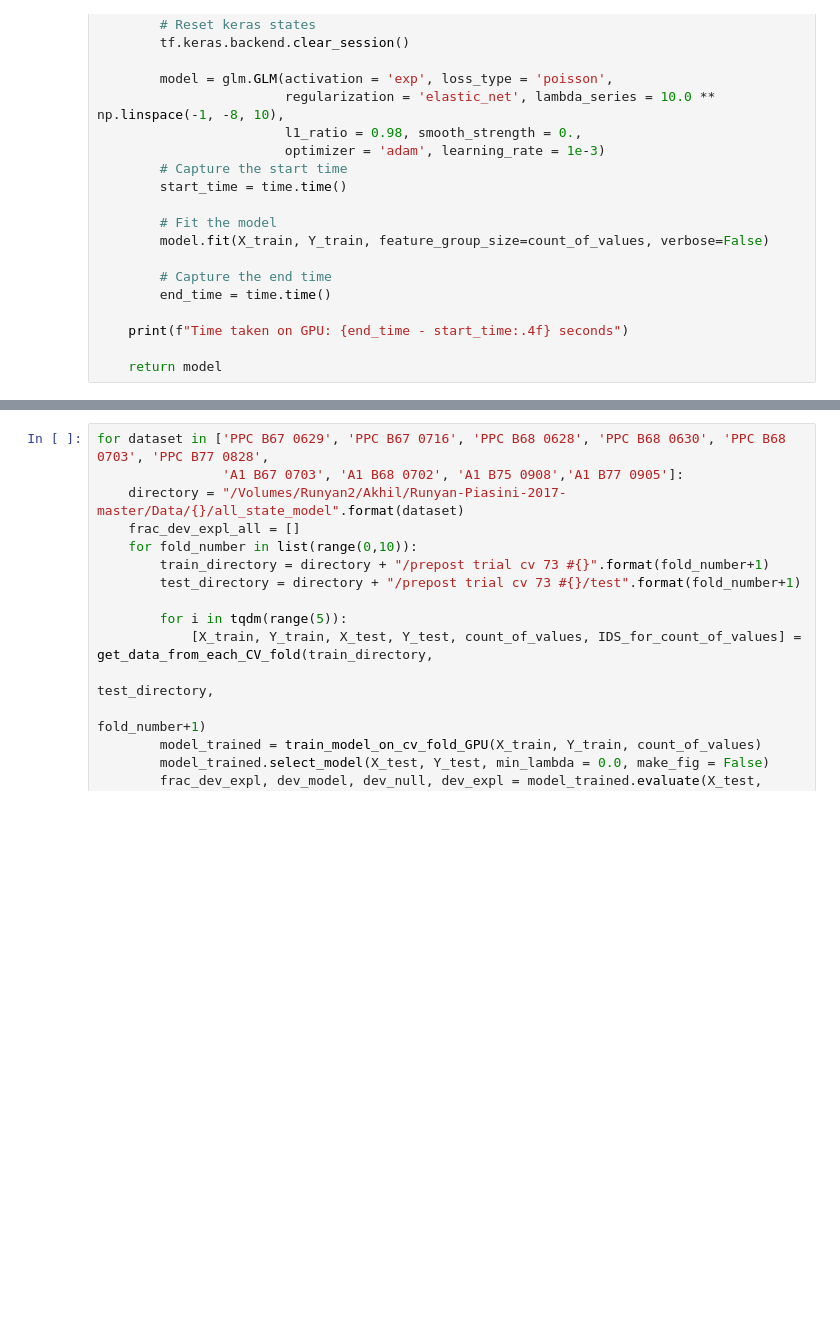
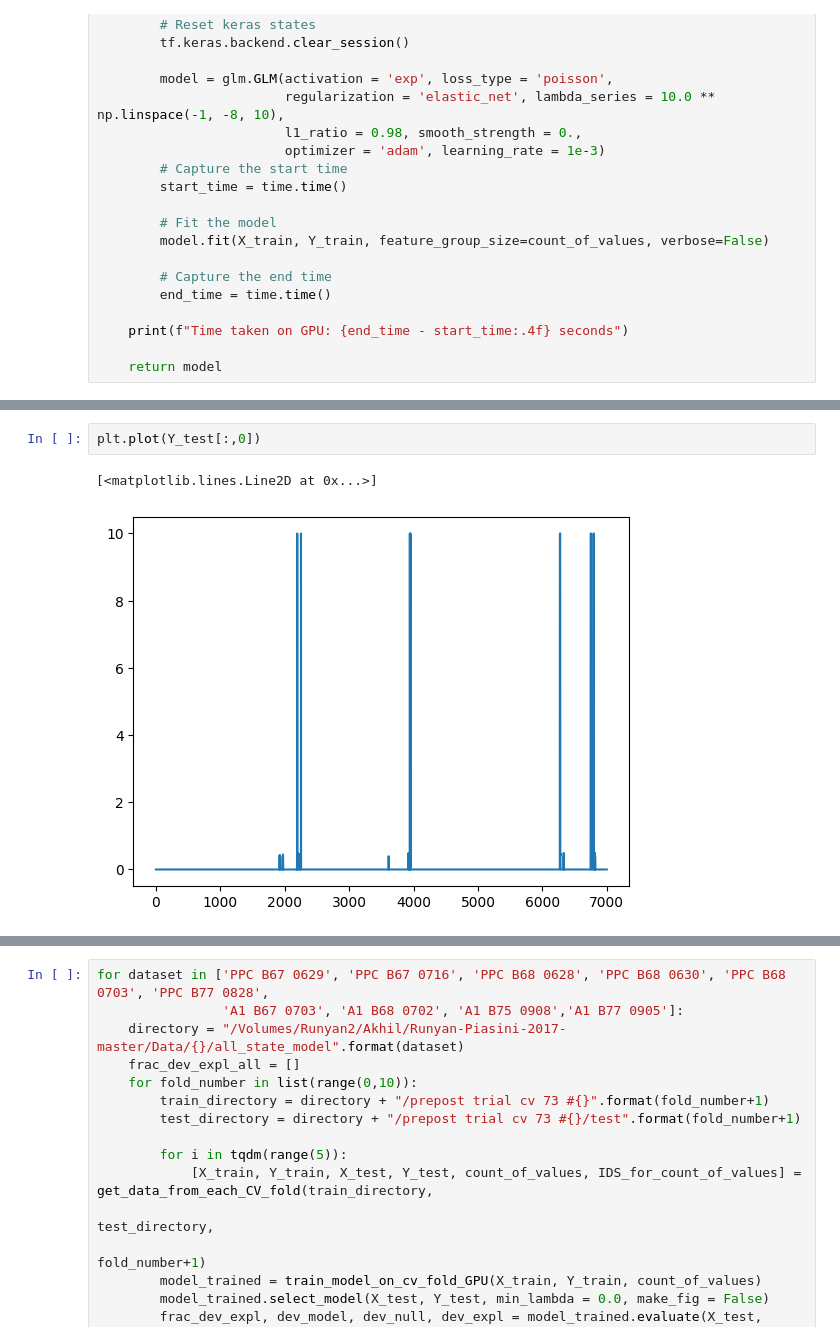
Before and after one commit to acbandi213/Bandi---Runyan-2024, a Jupyter notebook: Akhil GLM /Encoding GLM All States - all datasets.ipynb, the cells around one changed output, grey strips where cells are left out. Saved outputs shown, nothing was run; the diff lists cells and outputs as text; blank space fills up the shorter version.

```diff
--- a/Akhil GLM /Encoding GLM All States - all datasets.ipynb
+++ b/Akhil GLM /Encoding GLM All States - all datasets.ipynb
@@ -128,0 +141,5 @@ def train_model_on_cv_fold_GPU(X_train, Y_train, count_of_values):
+# %%
+plt.plot(Y_test[:,0])
+# %% [output]
+[<matplotlib.lines.Line2D at 0x...>]
+[figure, added]
```
Also changed, not shown: parts of 6 cells of this notebook, 18 other files.
